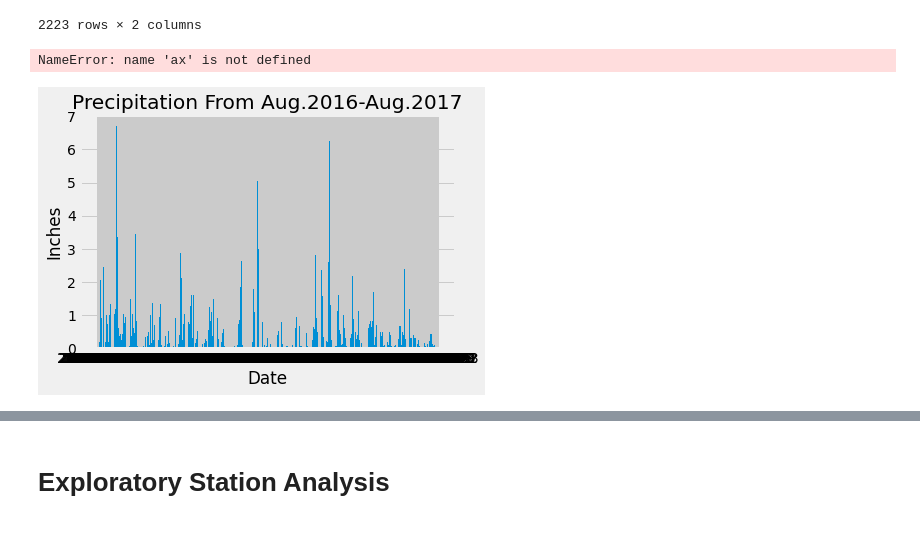
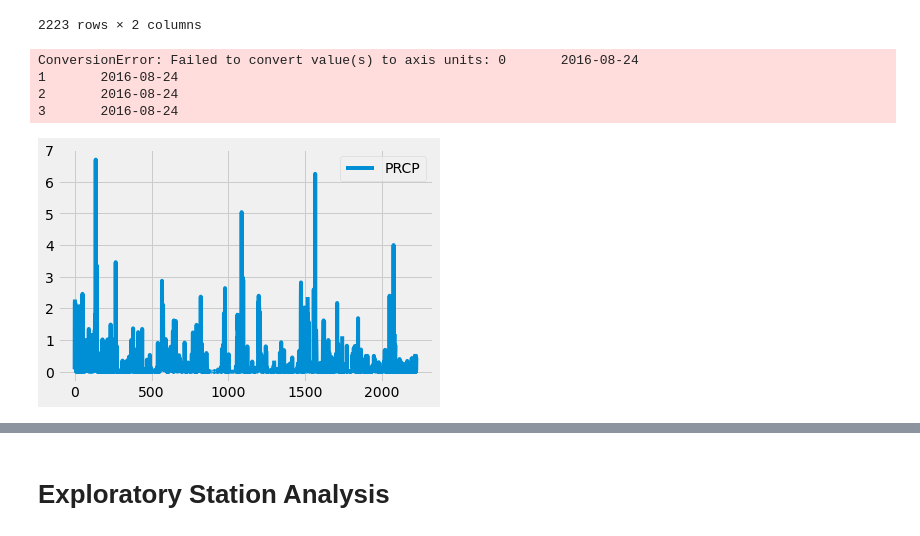
Before and after one commit to caseyjuergens/sqlalchemy-challenge, a Jupyter notebook: climate_starter.ipynb, the cells around one changed output, grey strips where cells are left out. Saved outputs shown, nothing was run; the diff lists cells and outputs as text; code cells hidden in the pictures.

```diff
--- a/climate_starter.ipynb
+++ b/climate_starter.ipynb
@@ -80,26 +80,32 @@ last_year_prcp.sort_values(by=["Date"])
 # %%
 # Use Pandas Plotting with Matplotlib to plot the data
 #x_axis= last_year_prcp["Date"]
 #y_axis= last_year_prcp["PRCP"]
 
 #plt.bar(x_axis, y_axis)
 #plt.title("Precipitation From Aug.2016-Aug.2017")
 #plt.xlabel("Date")
 #plt.ylabel("Inches")
 #ax.set_xticks([10])
 #plt.show()
+ypos= last_year_prcp["PRCP"]
+xpos= last_year_prcp["Date"]
+fig,ax = plt.subplots()
+last_year_prcp.plot(ax = ax)
+ax.set_xticks(xpos)
+ax.set_yticks(ypos)
+#ax.set_xticklabels([2])
+ax.set_title("Precipitation From Aug.2016-Aug.2017")
 
-
-fig,ax = plt.subplots()
-ypos=(Measurement.)
-ax.set_title("Precipitation From Aug.2016-Aug.2017")
-ax.bar()
 ax.set_ylabel("Inches")
 ax.set_xlabel("Date")
 plt.show()
 # %% [output]
-NameError: name 'ax' is not defined
+ConversionError: Failed to convert value(s) to axis units: 0       2016-08-24
+1       2016-08-24
+2       2016-08-24
+3       2016-08-24
-[figure, old version]
+[figure, new version]
 # %%
 # Use Pandas to calcualte the summary statistics for the precipitation data
 last_year_prcp["PRCP"].describe()
```
Also changed, not shown: parts of 3 cells of this notebook.
